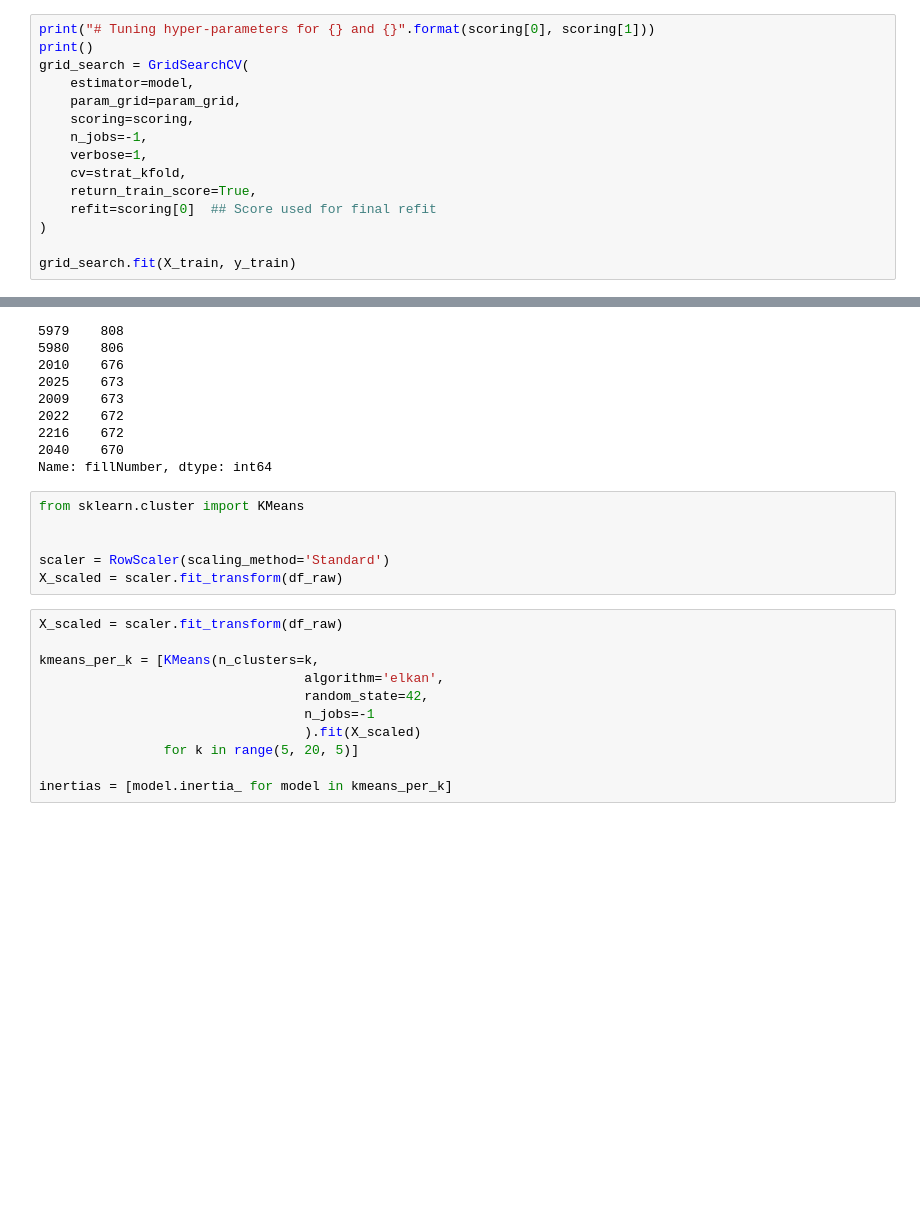
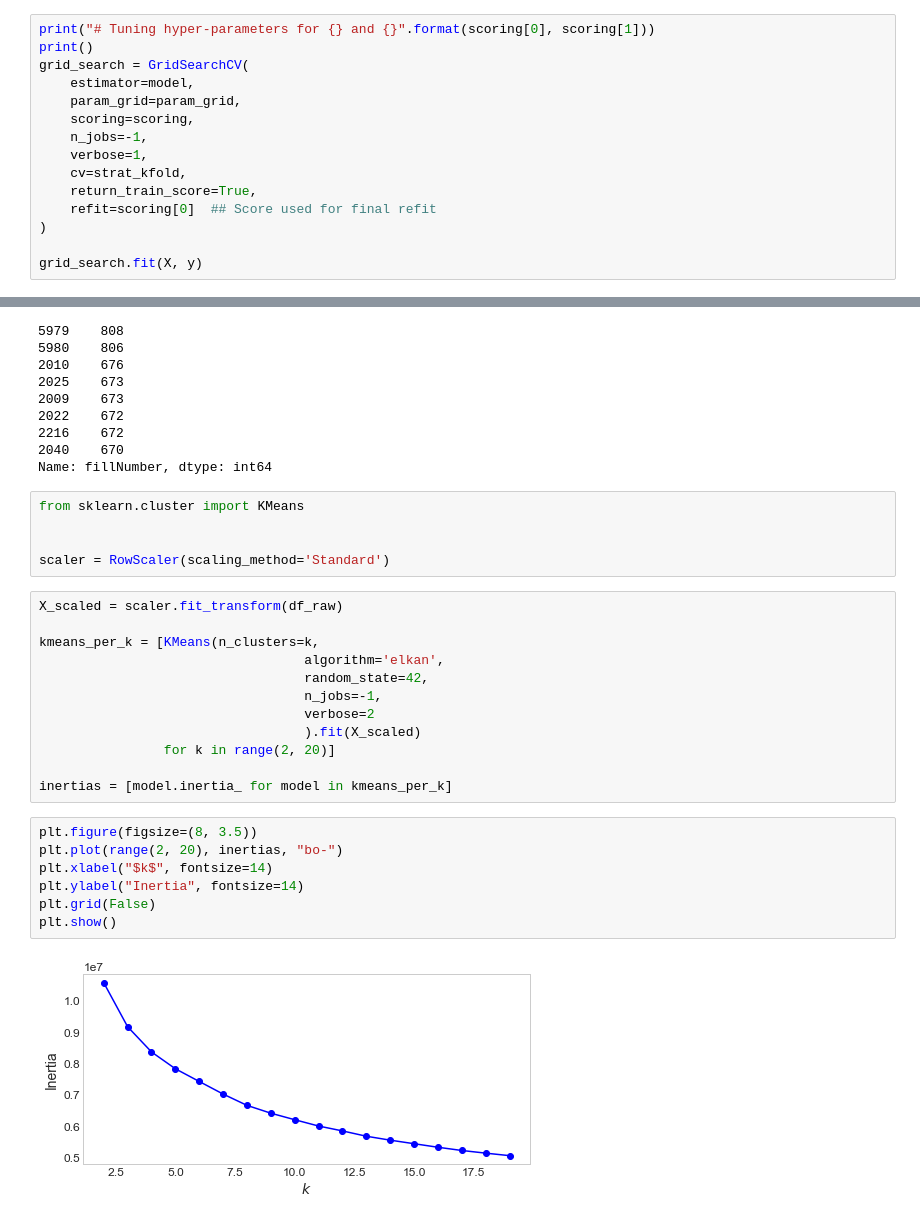
Before and after one commit to francescogiordano94/vacuum_gauge, a Jupyter notebook: VacuumGauge_main.ipynb, the cells around one changed output, grey strips where cells are left out. Saved outputs shown, nothing was run; the diff lists cells and outputs as text; blank space fills up the shorter version.

```diff
--- a/VacuumGauge_main.ipynb
+++ b/VacuumGauge_main.ipynb
@@ -184,4 +177,4 @@ grid_search = GridSearchCV(
     refit=scoring[0]  ## Score used for final refit
 )
 
-grid_search.fit(X_train, y_train)
+grid_search.fit(X, y)
@@ -444,15 +484,24 @@ from sklearn.cluster import KMeans
 
 
 scaler = RowScaler(scaling_method='Standard')
-X_scaled = scaler.fit_transform(df_raw)
 # %%
 X_scaled = scaler.fit_transform(df_raw)
 
 kmeans_per_k = [KMeans(n_clusters=k,
                                   algorithm='elkan',
                                   random_state=42,
-                                  n_jobs=-1
+                                  n_jobs=-1,
+                                  verbose=2
                                   ).fit(X_scaled)
-                for k in range(5, 20, 5)]
+                for k in range(2, 20)]
 
 inertias = [model.inertia_ for model in kmeans_per_k]
+# %%
+plt.figure(figsize=(8, 3.5))
+plt.plot(range(2, 20), inertias, "bo-")
+plt.xlabel("$k$", fontsize=14)
+plt.ylabel("Inertia", fontsize=14)
+plt.grid(False)
+plt.show()
+# %% [output]
+[figure, added]
```
Also changed, not shown: parts of 30 cells of this notebook, 5 other files.
